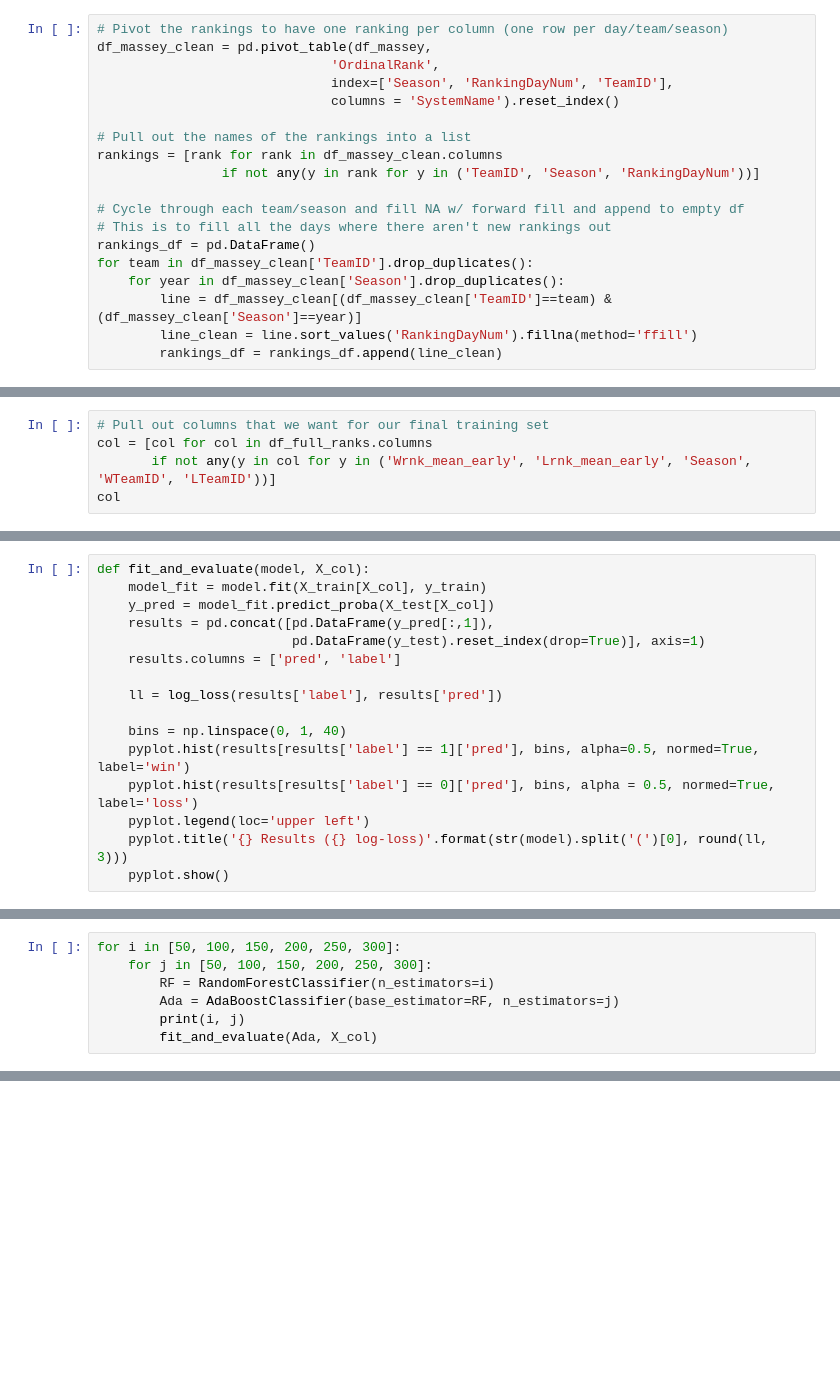
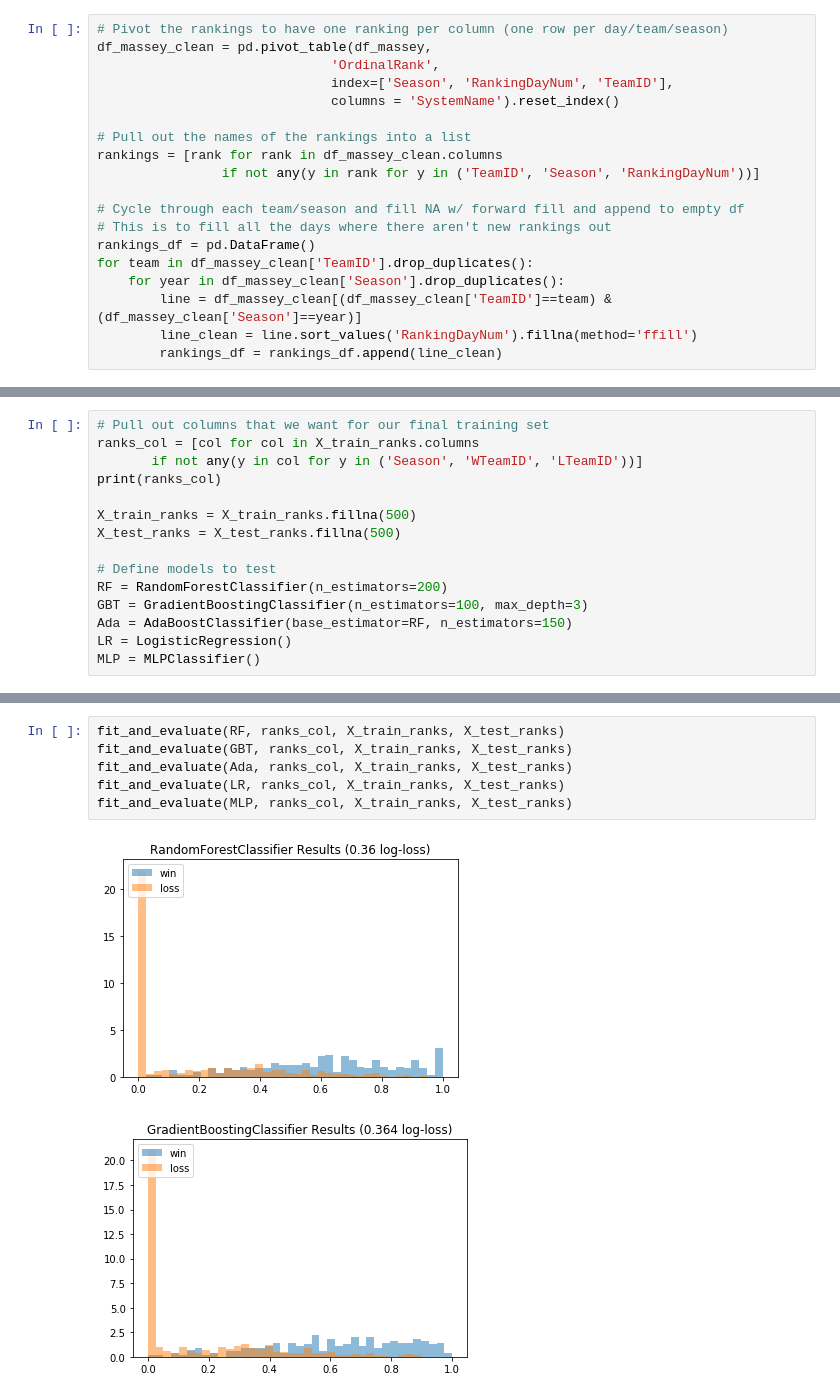
Before and after one commit to DJedamski/kaggle_ncaa18, a Jupyter notebook: ncaa_2018_data_exploration.ipynb, the cells around one changed output, grey strips where cells are left out. Cells and saved outputs as stored; diff of their text form; blank space fills up the shorter version.

Commit message:
set up stacking for seeding and ranks

```diff
--- a/ncaa_2018_data_exploration.ipynb
+++ b/ncaa_2018_data_exploration.ipynb
@@ -316,6 +283,16 @@ df_full_ranks.tail()
 # %%
 # Pull out columns that we want for our final training set
-col = [col for col in df_full_ranks.columns
-       if not any(y in col for y in ('Wrnk_mean_early', 'Lrnk_mean_early', 'Season', 'WTeamID', 'LTeamID'))]
-col
+ranks_col = [col for col in X_train_ranks.columns
+       if not any(y in col for y in ('Season', 'WTeamID', 'LTeamID'))]
+print(ranks_col)
+
+X_train_ranks = X_train_ranks.fillna(500)
+X_test_ranks = X_test_ranks.fillna(500)
+
+# Define models to test
+RF = RandomForestClassifier(n_estimators=200)
+GBT = GradientBoostingClassifier(n_estimators=100, max_depth=3)
+Ada = AdaBoostClassifier(base_estimator=RF, n_estimators=150)
+LR = LogisticRegression()
+MLP = MLPClassifier()
 # %% [output]
@@ -385,16 +299,0 @@ df_predictions.groupby('Result').mean()
-# %%
-def fit_and_evaluate(model, X_col):
-    model_fit = model.fit(X_train[X_col], y_train)
-    y_pred = model_fit.predict_proba(X_test[X_col])
-    results = pd.concat([pd.DataFrame(y_pred[:,1]),
-                         pd.DataFrame(y_test).reset_index(drop=True)], axis=1)
-    results.columns = ['pred', 'label']
-
-    ll = log_loss(results['label'], results['pred'])
-
-    bins = np.linspace(0, 1, 40)
-    pyplot.hist(results[results['label'] == 1]['pred'], bins, alpha=0.5, normed=True, label='win')
-    pyplot.hist(results[results['label'] == 0]['pred'], bins, alpha = 0.5, normed=True, label='loss')
-    pyplot.legend(loc='upper left')
-    pyplot.title('{} Results ({} log-loss)'.format(str(model).split('(')[0], round(ll, 3)))
-    pyplot.show()
@@ -413,7 +299,0 @@ MLP = MLPClassifier()
-# %%
-for i in [50, 100, 150, 200, 250, 300]:
-    for j in [50, 100, 150, 200, 250, 300]:
-        RF = RandomForestClassifier(n_estimators=i)
-        Ada = AdaBoostClassifier(base_estimator=RF, n_estimators=j)
-        print(i, j)
-        fit_and_evaluate(Ada, X_col)
@@ -442,0 +300,9 @@ for i in [RF, GBT, Ada, LR, MLP]:
+# %%
+fit_and_evaluate(RF, ranks_col, X_train_ranks, X_test_ranks)
+fit_and_evaluate(GBT, ranks_col, X_train_ranks, X_test_ranks)
+fit_and_evaluate(Ada, ranks_col, X_train_ranks, X_test_ranks)
+fit_and_evaluate(LR, ranks_col, X_train_ranks, X_test_ranks)
+fit_and_evaluate(MLP, ranks_col, X_train_ranks, X_test_ranks)
+# %% [output]
+[figure, added]
+[figure, added]
```
Also changed, not shown: parts of 34 cells of this notebook.
